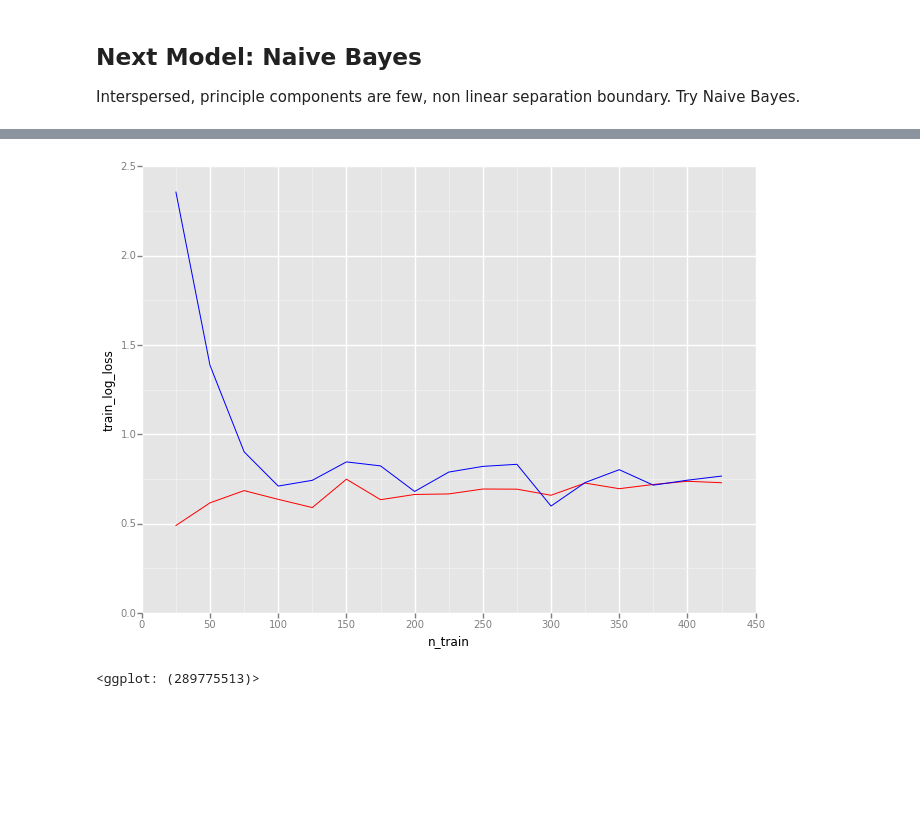
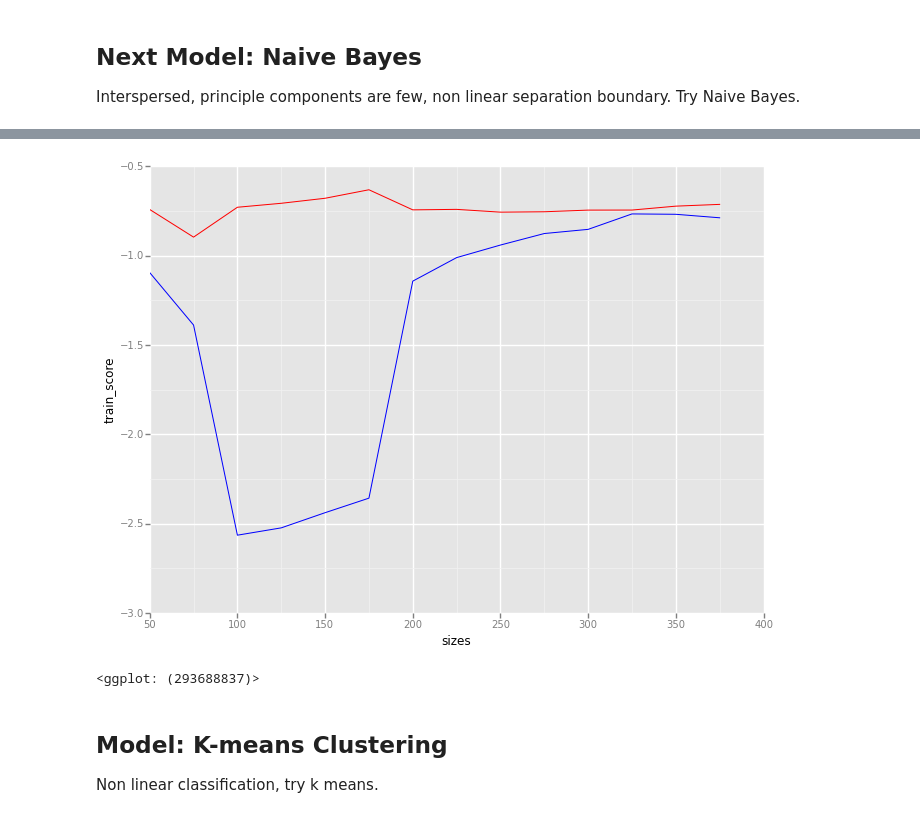
Before and after one commit to mfournierca/driven-data-blood-donations, a Jupyter notebook: notebook.ipynb, the cells around one changed output, grey strips where cells are left out. Saved outputs shown, nothing was run; the diff lists cells and outputs as text; code cells hidden in the pictures; blank space fills up the shorter version.

```diff
--- a/notebook.ipynb
+++ b/notebook.ipynb
@@ -90,6 +100,10 @@ Low variance, but high bias. Need better features for this model.
 # %%
-gnb_learning = model.get_learning_curve(model.gnb, x, y, stepsize=25)
-ggplot(gnb_learning, aes(x="n_train")) + geom_line(aes(y="train_log_loss"), colour="red") + geom_line(aes(y="test_log_loss"), colour="blue")
+gnb_learning = model.get_learning_curve(model.gnb(), x, y)
+ggplot(gnb_learning, aes(x="sizes")) + geom_line(aes(y="train_score"), colour="red") + geom_line(aes(y="cv_score"), colour="blue")
 # %% [output]
-[figure, old version]
+[figure, new version]
-<ggplot: (289775513)>
+<ggplot: (293688837)>
+# %% [markdown]
+## Model: K-means Clustering
+
+Non linear classification, try k means.
```
Also changed, not shown: parts of 11 cells of this notebook, 1 other file.
